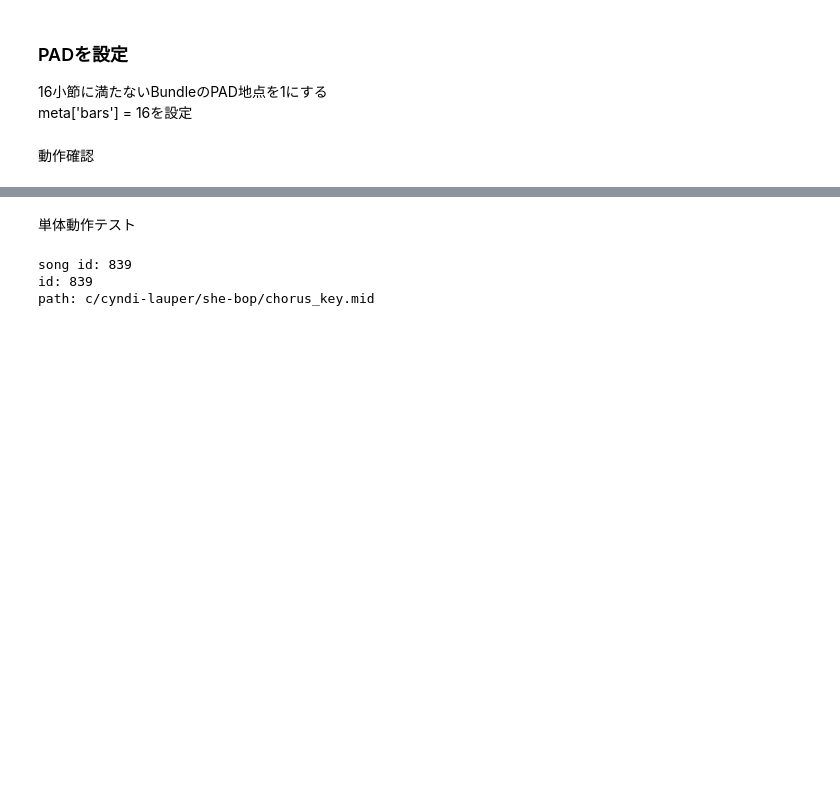
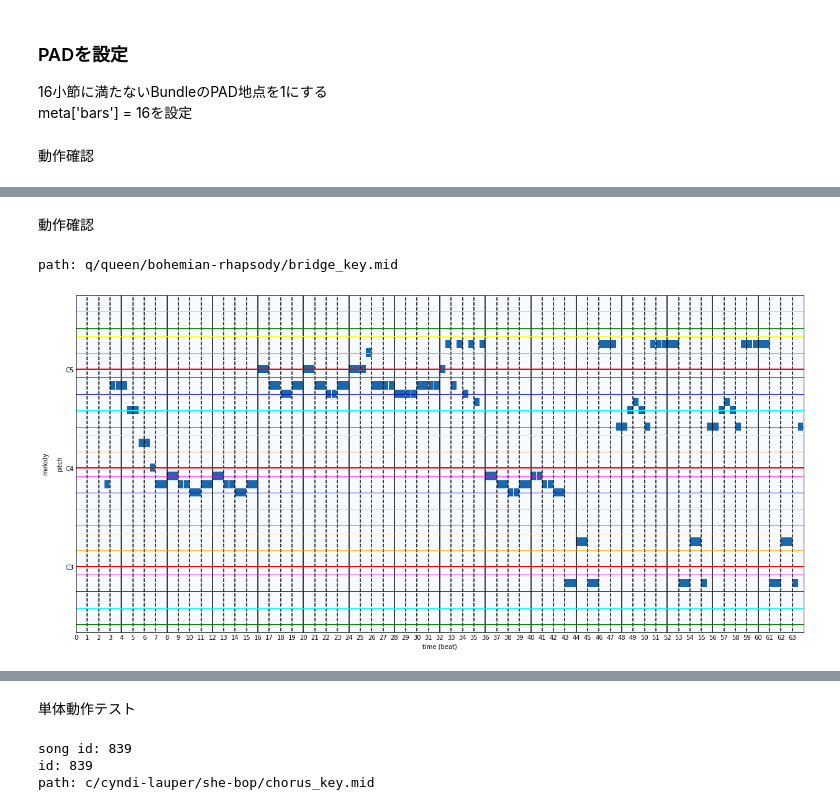
Before and after one commit to fuurin/schwbert, a Jupyter notebook: preparation/theorytab.ipynb, the cells around one changed output, grey strips where cells are left out. Saved outputs shown, nothing was run; the diff lists cells and outputs as text; code cells hidden in the pictures; blank space fills up the shorter version.

```diff
--- a/preparation/theorytab.ipynb
+++ b/preparation/theorytab.ipynb
@@ -829,0 +936,14 @@ chord shape (1536, 128)
+# %% [markdown]
+動作確認
+# %%
+short_path = "q/queen/bohemian-rhapsody/pre-chorus-and-chorus_key.mid" # 2 bars file
+long_path = "q/queen/bohemian-rhapsody/bridge_key.mid" # 19 bars_file
+path = long_path
+
+ppr, row = sampler.ppr_by_path(long_path)
+bundles = bundler.bundle(ppr, row)
+bundle_id = 0
+grid_plot(bundles[bundle_id].get_ppr().tracks[0])
+# %% [output]
+path: q/queen/bohemian-rhapsody/bridge_key.mid
+[figure, added]
```
Also changed, not shown: parts of 34 cells of this notebook, 3 other files.
